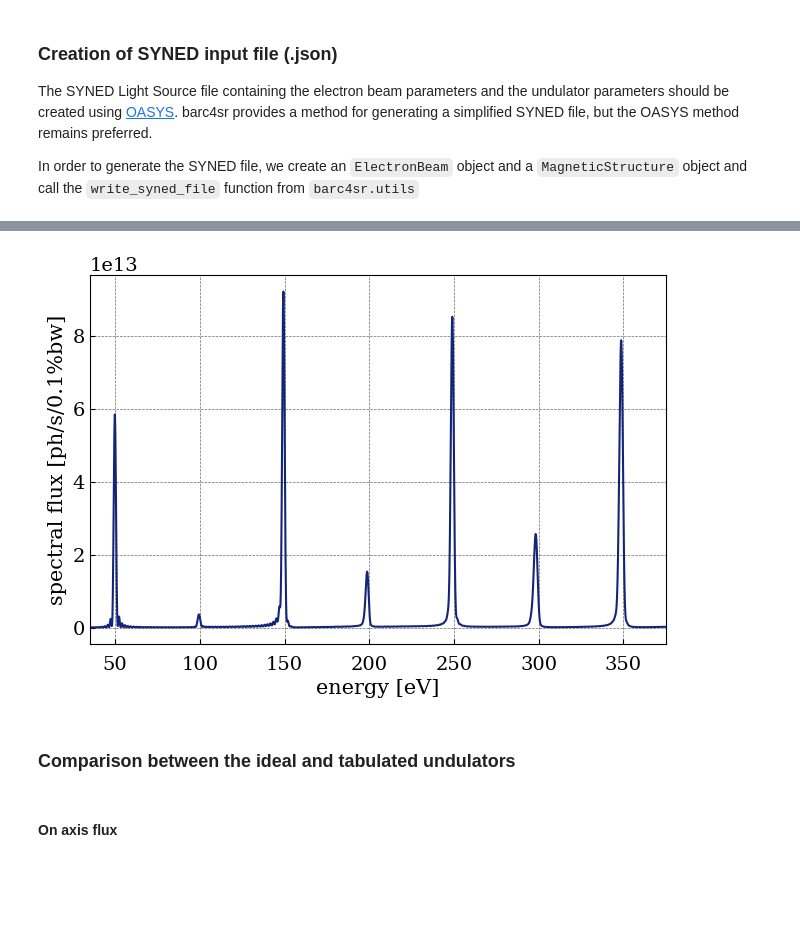
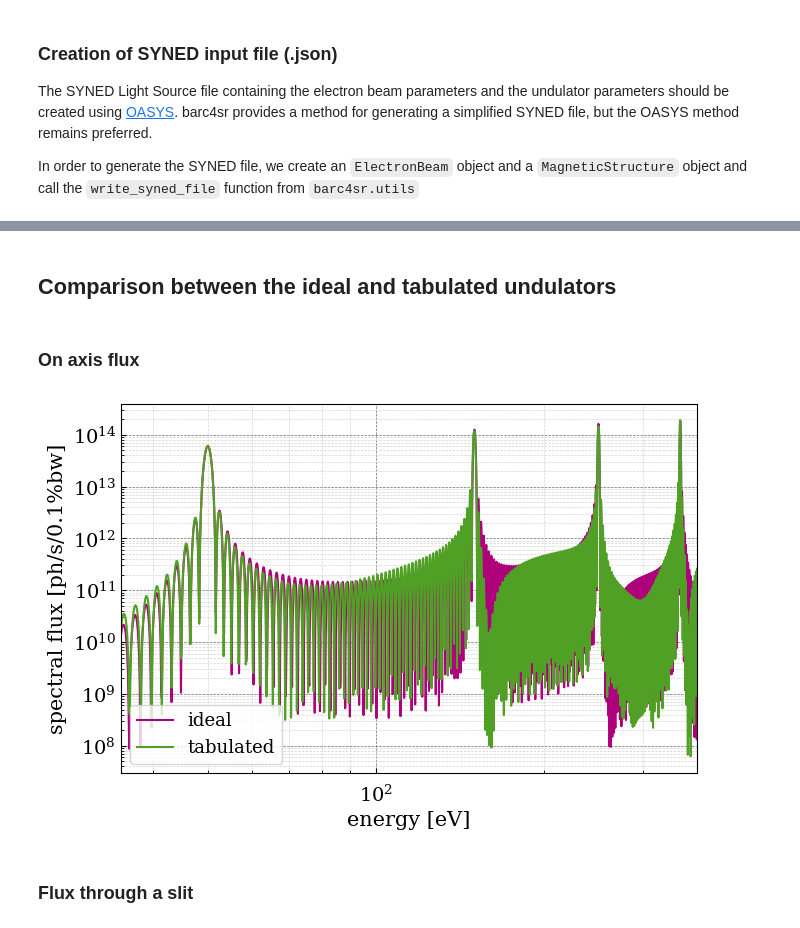
Before and after one commit to barc4/barc4sr, a Jupyter notebook: examples/example_01.ipynb, the cells around one changed output, grey strips where cells are left out. Saved outputs shown, nothing was run; the diff lists cells and outputs as text; code cells hidden in the pictures; blank space fills up the shorter version.

```diff
--- a/examples/example_01.ipynb
+++ b/examples/example_01.ipynb
@@ -202,13 +297,19 @@ Undulator spectrum calculation using SRW: finished
+# %% [markdown]
+## Comparison between the ideal and tabulated undulators
+# %% [markdown]
+### On axis flux
 # %%
-spectrum = read_undulator_spectrum([".\example_01\SOLEIL-tabulatedU64mm_slit_spectrum.pickle"])
-
+spectrum = read_undulator_spectrum([".\example_01\SOLEIL-U64mm_on_axis_spectrum.pickle"])
 img = Data4Plot(spectrum["spectrum"]["flux"],  spectrum["spectrum"]["energy"])
 img.additional_info(None, "energy [eV]",  "spectral flux [ph/s/0.1%bw]")
-img.aesthetics(400, True, True, 0 , 1, True, 4).info_1d_plot(2, None, 1, "-", False, 0, 1).plot_1d(enable=True)
+img.aesthetics(400, True, True, 3 , 1, True, 2)
+img.info_1d_plot(4, "ideal", 0, '-', False, 0, 1).plot_1d(enable=False, hold=False)
+spectrum = read_undulator_spectrum([".\example_01\SOLEIL-tabU64mm_on_axis_spectrum.pickle"])
+img.image = spectrum["spectrum"]["flux"]
+img.x = spectrum["spectrum"]["energy"]
+img.info_1d_plot(3, "tabulated", 0, '-', False, 0, 1).plot_1d(enable=True, hold=True)
 # %% [output]
-[figure, old version]
+[figure, new version]
-# %% [markdown]
-### Comparison between the ideal and tabulated undulators
-# %% [markdown]
-#### On axis flux
+# %% [markdown]
+### Flux through a slit
 # %%
```
Also changed, not shown: parts of 30 cells of this notebook, 2 other files.
